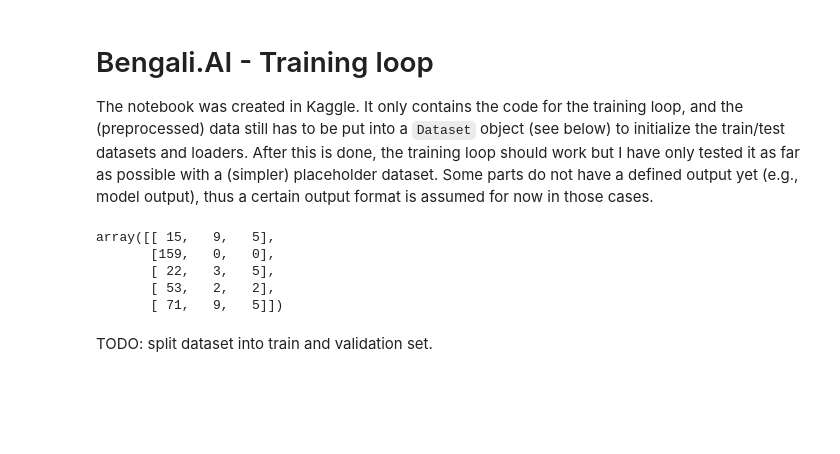
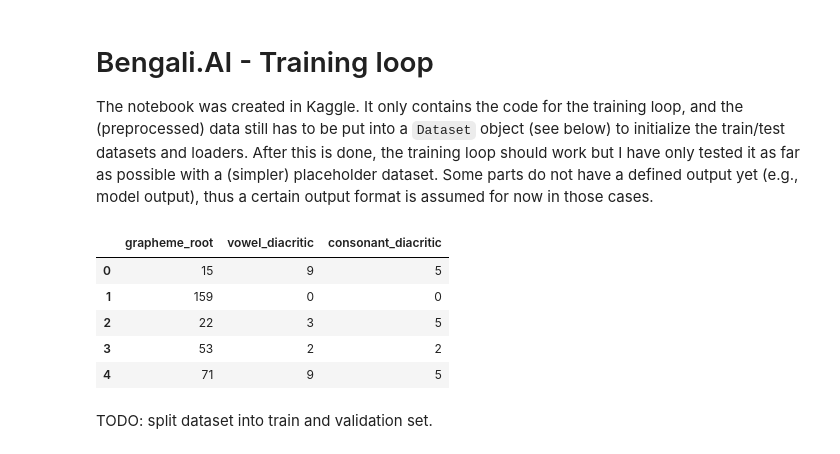
Before and after one commit to nnistelrooij/MLiP-2020, a Jupyter notebook: GCP Notebook.ipynb, the cells around one changed output. Drawn from its saved outputs; the diff is of its cells as text; code cells hidden in the pictures; blank space fills up the shorter version.

```diff
--- a/GCP Notebook.ipynb
+++ b/GCP Notebook.ipynb
@@ -108,14 +159,15 @@ class ResNet34(nn.Module):
         x3 = self.fc3(x)
         return x1, x2, x3
 # %%
-train_labels = pd.read_csv('train.csv').iloc[:, 1:-1].to_numpy()
-train_labels[:5]
+train_labels = pd.read_csv('train.csv').iloc[:, 1:-1]
+train_labels.head()
 # %% [output]
-array([[ 15,   9,   5],
-       [159,   0,   0],
-       [ 22,   3,   5],
-       [ 53,   2,   2],
-       [ 71,   9,   5]])
+|  | grapheme_root | vowel_diacritic | consonant_diacritic |
+| 0 | 15 | 9 | 5 |
+| 1 | 159 | 0 | 0 |
+| 2 | 22 | 3 | 5 |
+| 3 | 53 | 2 | 2 |
+| 4 | 71 | 9 | 5 |
 # %% [markdown]
 TODO: split dataset into train and validation set.
 # %%
```
Also changed, not shown: parts of 6 cells of this notebook.
